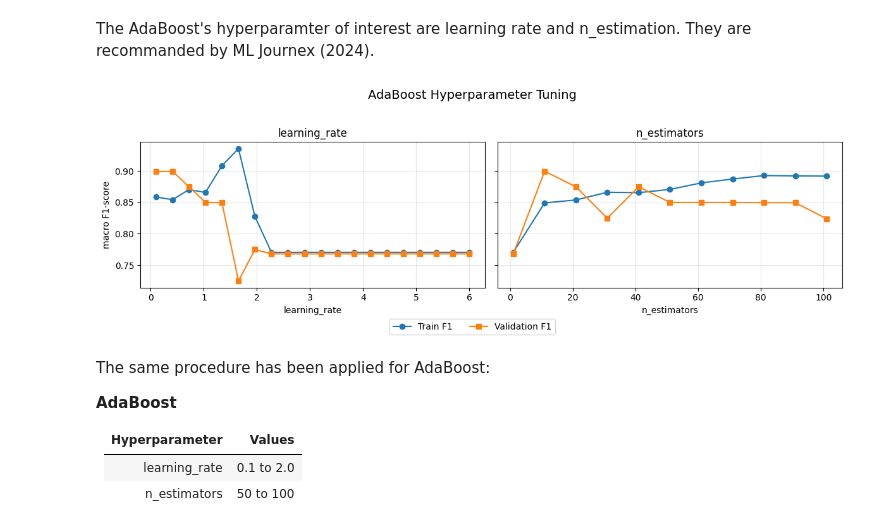
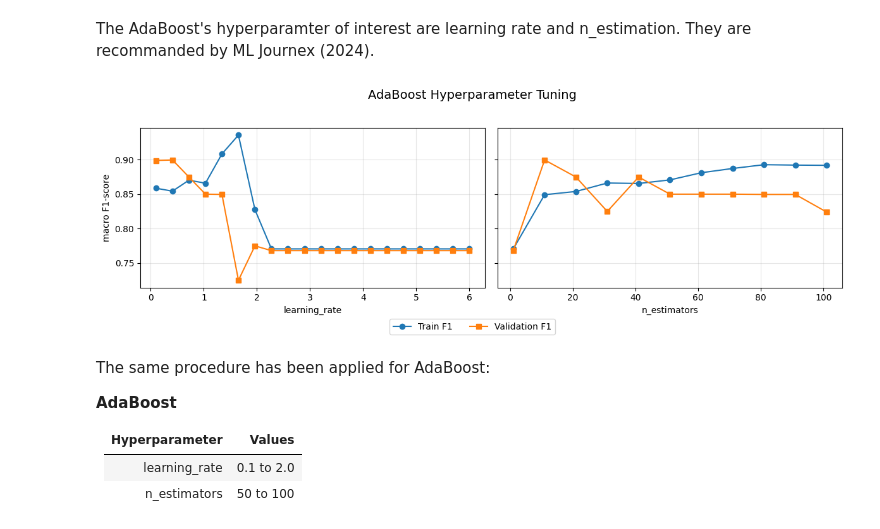
Before and after one commit to micheleishere/CO2, a Jupyter notebook: Project_CO2_main.ipynb, the cells around one changed output. Drawn from its saved outputs; the diff is of its cells as text; code cells hidden in the pictures.

```diff
--- a/Project_CO2_main.ipynb
+++ b/Project_CO2_main.ipynb
@@ -843,36 +861,34 @@ for x in r_ne:
     ada.fit(train_X, train_y)
     ada_train = ada.predict(train_X)
     ada_val = ada.predict(validation_X)
     f1_train_ne.append(f1_score(train_y, ada_train, average='macro'))
     f1_val_ne.append(f1_score(validation_y, ada_val, average='macro'))
 
 #plot
 fig, axes = plt.subplots(1, 2, figsize=(12, 4), sharey=True)
 
 #learning_rate
 ax = axes[0]
 ax.plot(r_lr, f1_train_lr, marker='o', label='Train F1')
 ax.plot(r_lr, f1_val_lr, marker='s', label='Validation F1')
-ax.set_title('learning_rate')
 ax.set_xlabel('learning_rate')
 ax.set_ylabel('macro F1-score')
 ax.grid(True, alpha=0.3)
 
 #n_estimators
 ax = axes[1]
 ax.plot(r_ne, f1_train_ne, marker='o', label='Train F1')
 ax.plot(r_ne, f1_val_ne, marker='s', label='Validation F1')
-ax.set_title('n_estimators')
 ax.set_xlabel('n_estimators')
 ax.grid(True, alpha=0.3)
 
 handles, labels = axes[0].get_legend_handles_labels()
 fig.legend(handles, labels, loc='lower center', ncol=2)
 fig.suptitle('AdaBoost Hyperparameter Tuning', fontsize=14)
 plt.tight_layout(rect=[0, 0.05, 1, 0.95])
 plt.show()
 # %% [output]
-[figure, old version]
+[figure, new version]
 # %% [markdown]
 The same procedure has  been applied for AdaBoost:
 
```
Also changed, not shown: parts of 43 cells of this notebook, 3 other files.
